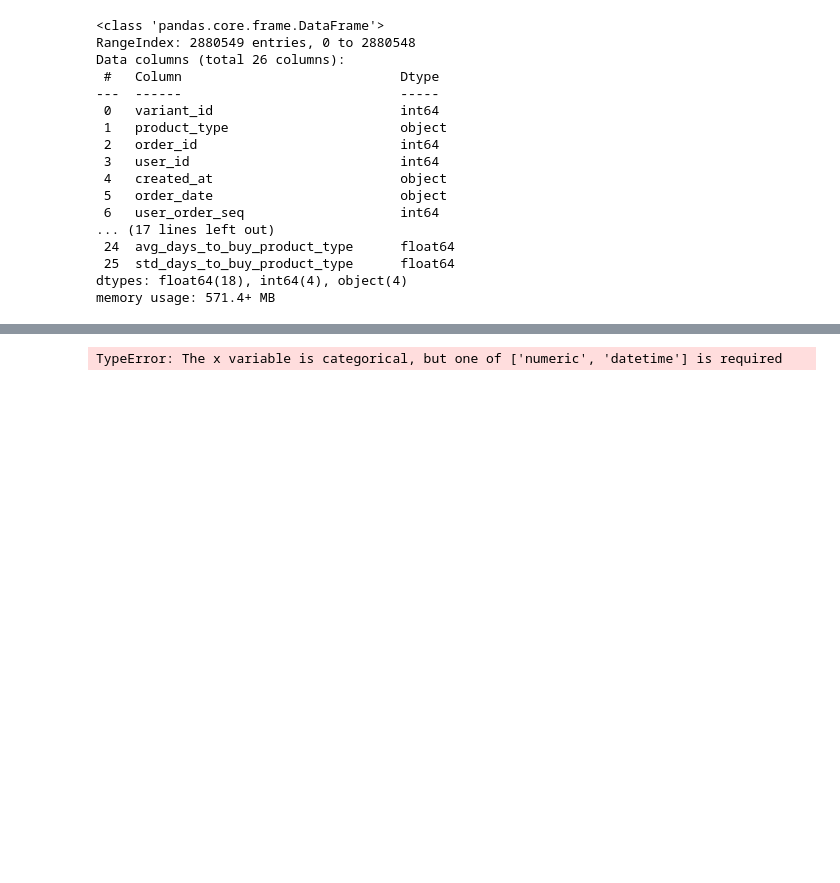
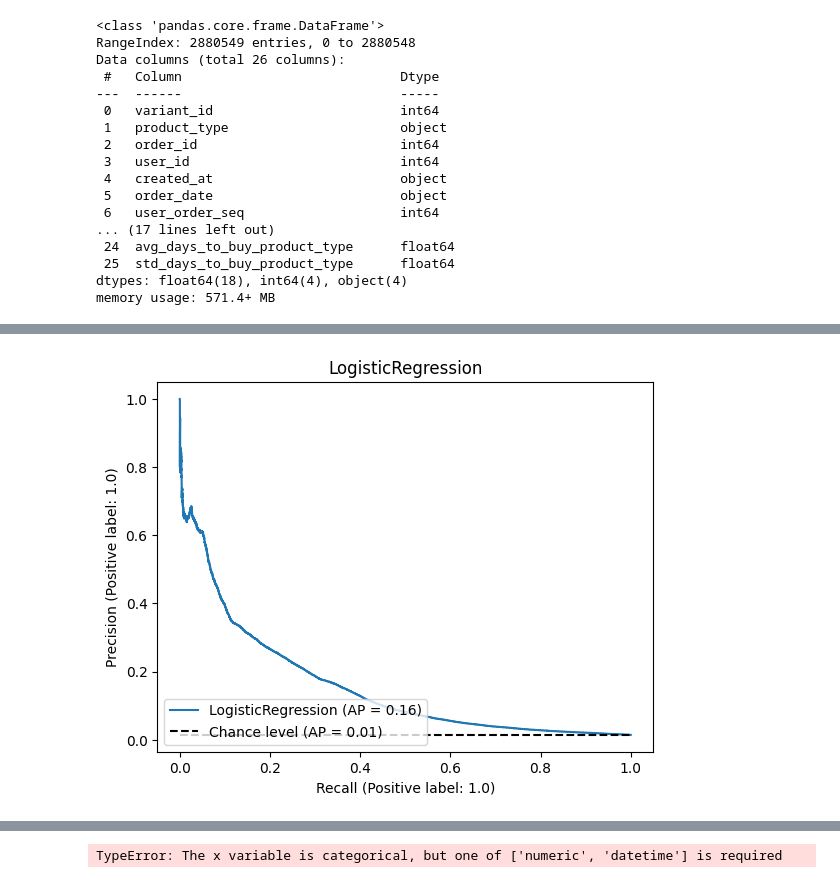
Before and after one commit to carlossantamarizq/zrive-ds, a Jupyter notebook: src/module_3/exploring.ipynb, the cells around one changed output, grey strips where cells are left out. Cells and saved outputs as stored; diff of their text form; code cells hidden in the pictures; blank space fills up the shorter version.

```diff
--- a/src/module_3/exploring.ipynb
+++ b/src/module_3/exploring.ipynb
@@ -212,0 +146,9 @@ Error:
+# %%
+from sklearn.metrics import PrecisionRecallDisplay
+
+display = PrecisionRecallDisplay.from_estimator(
+    model, X_train, y_train, name="LogisticRegression", plot_chance_level=True
+)
+_ = display.ax_.set_title("LogisticRegression")
+# %% [output]
+[figure, added]
```
Also changed, not shown: parts of 17 cells of this notebook.
